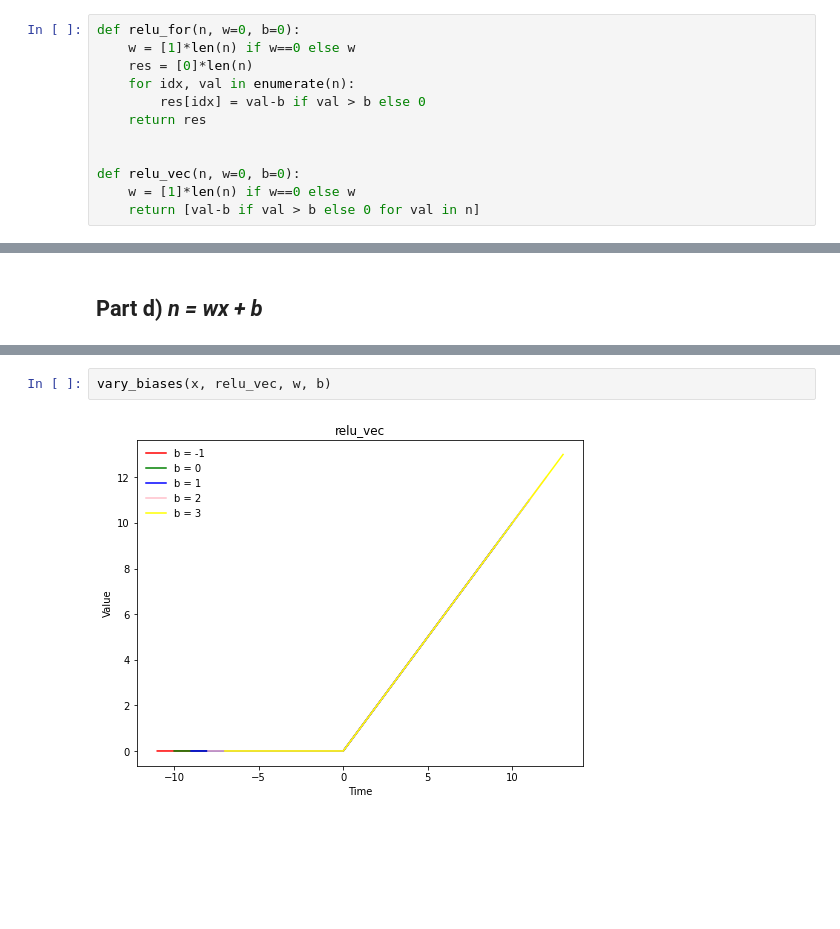
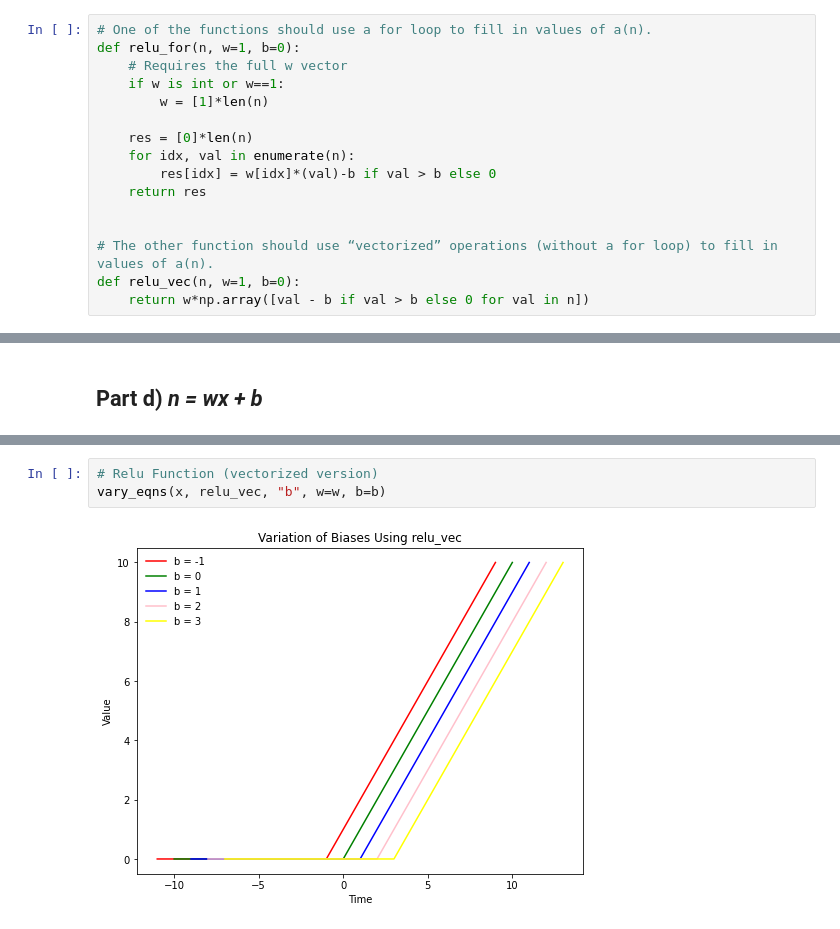
Before and after one commit to kdmalc/CompNeuro, a Jupyter notebook: NSC_HW2/HW2_NB.ipynb, the cells around one changed output, grey strips where cells are left out. Saved outputs shown, nothing was run; the diff lists cells and outputs as text; blank space fills up the shorter version.

```diff
--- a/NSC_HW2/HW2_NB.ipynb
+++ b/NSC_HW2/HW2_NB.ipynb
@@ -32,17 +34,21 @@ def alpha_vec(n, w=0, b=0):
 # %% [markdown]
 ## Part b) Basic Relu Function
 # %%
-def relu_for(n, w=0, b=0):
-    w = [1]*len(n) if w==0 else w
+# One of the functions should use a for loop to fill in values of a(n).
+def relu_for(n, w=1, b=0):
+    # Requires the full w vector
+    if w is int or w==1:
+        w = [1]*len(n)
+
     res = [0]*len(n)
     for idx, val in enumerate(n):
-        res[idx] = val-b if val > b else 0
+        res[idx] = w[idx]*(val)-b if val > b else 0
     return res
 
 
-def relu_vec(n, w=0, b=0):
-    w = [1]*len(n) if w==0 else w
-    return [val-b if val > b else 0 for val in n]
+# The other function should use “vectorized” operations (without a for loop) to fill in values of a(n).
+def relu_vec(n, w=1, b=0):
+    return w*np.array([val - b if val > b else 0 for val in n])
 # %% [markdown]
 ## Part c) Plotting
 # %%
@@ -122,4 +165,5 @@ vary_biases(x, alpha_vec, w, b)
 # %%
-vary_biases(x, relu_vec, w, b)
+# Relu Function (vectorized version)
+vary_eqns(x, relu_vec, "b", w=w, b=b)
 # %% [output]
-[figure, old version]
+[figure, new version]
```
Also changed, not shown: parts of 10 cells of this notebook.
